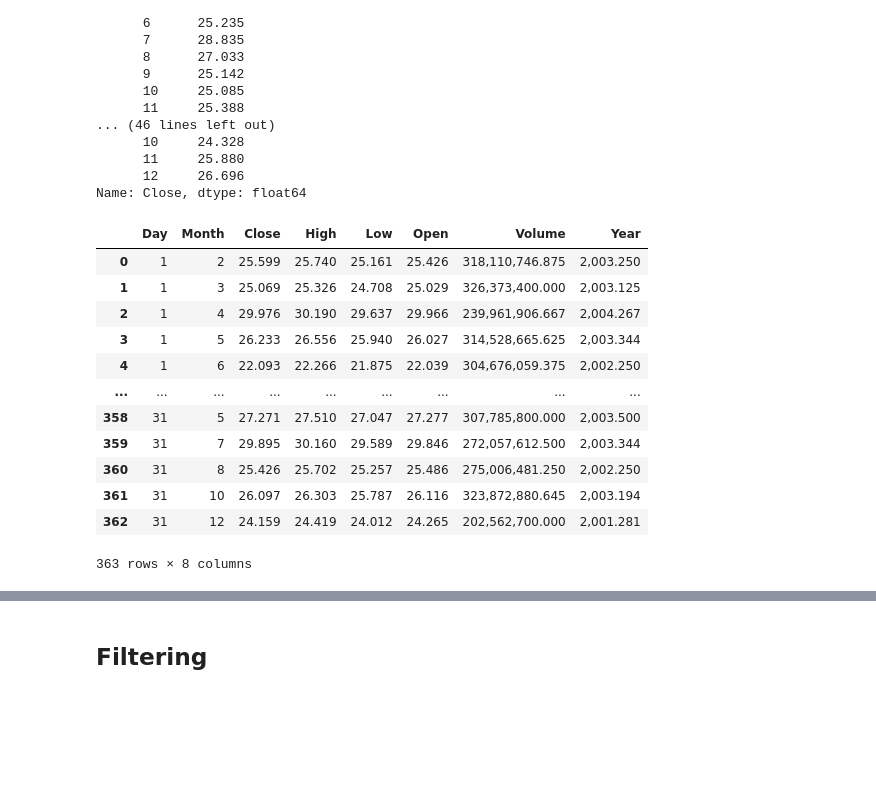
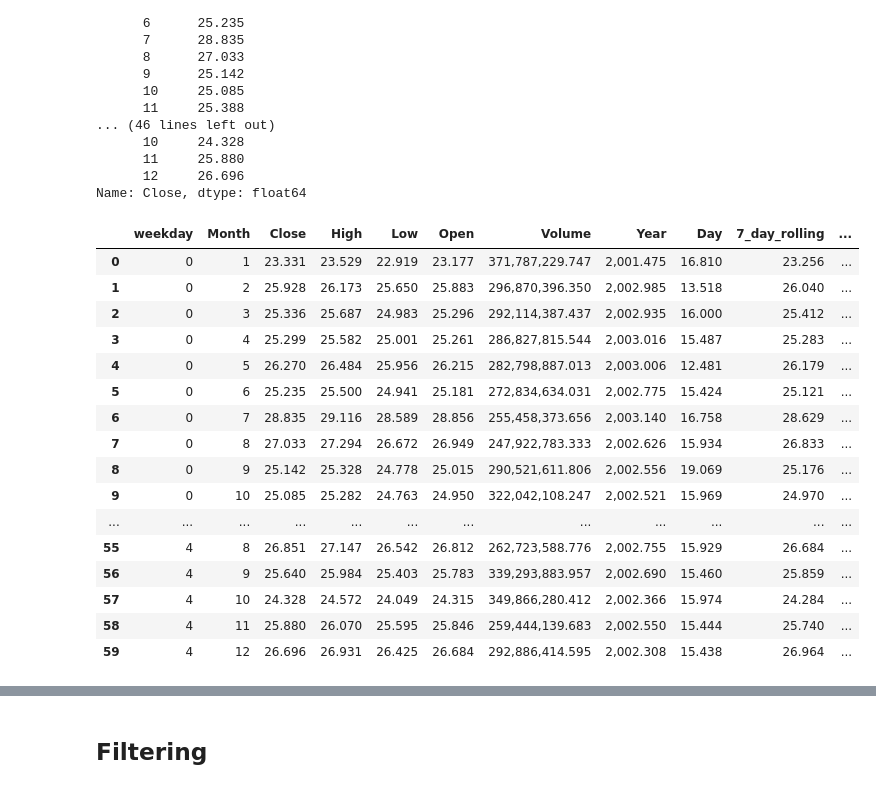
Before and after one commit to edwardns2/PythonML, a Jupyter notebook: files/apple_stock.ipynb, the cells around one changed output, grey strips where cells are left out. Cells and saved outputs as stored; diff of their text form; code cells hidden in the pictures; blank space fills up the shorter version.

```diff
--- a/files/apple_stock.ipynb
+++ b/files/apple_stock.ipynb
@@ -14,6 +14,7 @@ pd.set_option('display.float_format', '{:,.3f}'.format) #sets some global number
 aapl_df["Year"] = aapl_df.index.year
 aapl_df["Month"] = aapl_df.index.month
 aapl_df["Day"] = aapl_df.index.day
+aapl_df["weekday"] = aapl_df.index.weekday
 
 # this adds a year, month and day column to the data.
 # %%
@@ -123,0 +134,2 @@ Name: 2024-12-26 00:00:00, dtype: float64
+# %%
+aapl_df["7_day_rolling"] = aapl_df["Close"].rolling(window = 7).mean()
@@ -123,0 +141,4 @@ Name: 2024-12-26 00:00:00, dtype: float64
+# %%
+aapl_df["daily_returns"] = aapl_df["Close"].pct_change() * 100
+# %%
+aapl_df["30_day_rolling_vol"] = aapl_df["Volume"].rolling(window=30).mean()
@@ -236,23 +271,27 @@ Date  Date
 Name: Close, dtype: float64
 # %%
 daily_df = (aapl_df
-            .groupby(["Day", "Month"])
+            .groupby(["weekday", "Month"])
             .mean()
             .reset_index()
             )
 daily_df
 # %% [output]
-|  | Day | Month | Close | High | Low | Open | Volume | Year |
-| 0 | 1 | 2 | 25.599 | 25.740 | 25.161 | 25.426 | 318,110,746.875 | 2,003.250 |
-| 1 | 1 | 3 | 25.069 | 25.326 | 24.708 | 25.029 | 326,373,400.000 | 2,003.125 |
-| 2 | 1 | 4 | 29.976 | 30.190 | 29.637 | 29.966 | 239,961,906.667 | 2,004.267 |
-| 3 | 1 | 5 | 26.233 | 26.556 | 25.940 | 26.027 | 314,528,665.625 | 2,003.344 |
-| 4 | 1 | 6 | 22.093 | 22.266 | 21.875 | 22.039 | 304,676,059.375 | 2,002.250 |
-| ... | ... | ... | ... | ... | ... | ... | ... | ... |
-| 358 | 31 | 5 | 27.271 | 27.510 | 27.047 | 27.277 | 307,785,800.000 | 2,003.500 |
-| 359 | 31 | 7 | 29.895 | 30.160 | 29.589 | 29.846 | 272,057,612.500 | 2,003.344 |
-| 360 | 31 | 8 | 25.426 | 25.702 | 25.257 | 25.486 | 275,006,481.250 | 2,002.250 |
-| 361 | 31 | 10 | 26.097 | 26.303 | 25.787 | 26.116 | 323,872,880.645 | 2,003.194 |
-| 362 | 31 | 12 | 24.159 | 24.419 | 24.012 | 24.265 | 202,562,700.000 | 2,001.281 |
+|  | weekday | Month | Close | High | Low | Open | Volume | Year | Day | 7_day_rolling | ... |
+| 0 | 0 | 1 | 23.331 | 23.529 | 22.919 | 23.177 | 371,787,229.747 | 2,001.475 | 16.810 | 23.256 | ... |
+| 1 | 0 | 2 | 25.928 | 26.173 | 25.650 | 25.883 | 296,870,396.350 | 2,002.985 | 13.518 | 26.040 | ... |
+| 2 | 0 | 3 | 25.336 | 25.687 | 24.983 | 25.296 | 292,114,387.437 | 2,002.935 | 16.000 | 25.412 | ... |
+| 3 | 0 | 4 | 25.299 | 25.582 | 25.001 | 25.261 | 286,827,815.544 | 2,003.016 | 15.487 | 25.283 | ... |
+| 4 | 0 | 5 | 26.270 | 26.484 | 25.956 | 26.215 | 282,798,887.013 | 2,003.006 | 12.481 | 26.179 | ... |
+| 5 | 0 | 6 | 25.235 | 25.500 | 24.941 | 25.181 | 272,834,634.031 | 2,002.775 | 15.424 | 25.121 | ... |
+| 6 | 0 | 7 | 28.835 | 29.116 | 28.589 | 28.856 | 255,458,373.656 | 2,003.140 | 16.758 | 28.629 | ... |
+| 7 | 0 | 8 | 27.033 | 27.294 | 26.672 | 26.949 | 247,922,783.333 | 2,002.626 | 15.934 | 26.833 | ... |
+| 8 | 0 | 9 | 25.142 | 25.328 | 24.778 | 25.015 | 290,521,611.806 | 2,002.556 | 19.069 | 25.176 | ... |
+| 9 | 0 | 10 | 25.085 | 25.282 | 24.763 | 24.950 | 322,042,108.247 | 2,002.521 | 15.969 | 24.970 | ... |
+| ... | ... | ... | ... | ... | ... | ... | ... | ... | ... | ... | ... |
+| 55 | 4 | 8 | 26.851 | 27.147 | 26.542 | 26.812 | 262,723,588.776 | 2,002.755 | 15.929 | 26.684 | ... |
+| 56 | 4 | 9 | 25.640 | 25.984 | 25.403 | 25.783 | 339,293,883.957 | 2,002.690 | 15.460 | 25.859 | ... |
+| 57 | 4 | 10 | 24.328 | 24.572 | 24.049 | 24.315 | 349,866,280.412 | 2,002.366 | 15.974 | 24.284 | ... |
+| 58 | 4 | 11 | 25.880 | 26.070 | 25.595 | 25.846 | 259,444,139.683 | 2,002.550 | 15.444 | 25.740 | ... |
+| 59 | 4 | 12 | 26.696 | 26.931 | 26.425 | 26.684 | 292,886,414.595 | 2,002.308 | 15.438 | 26.964 | ... |
-363 rows × 8 columns
 # %%
```
Also changed, not shown: parts of 27 cells of this notebook, 4 other files.
